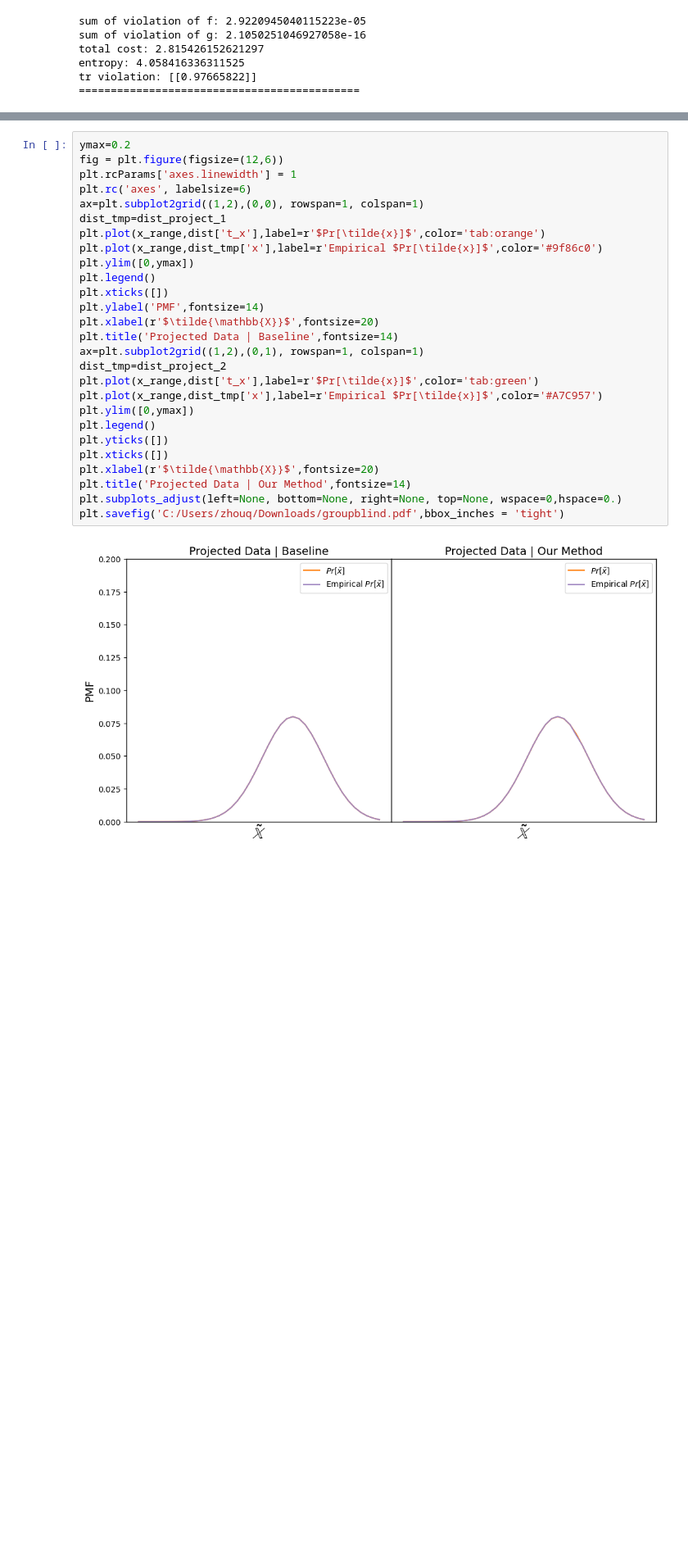
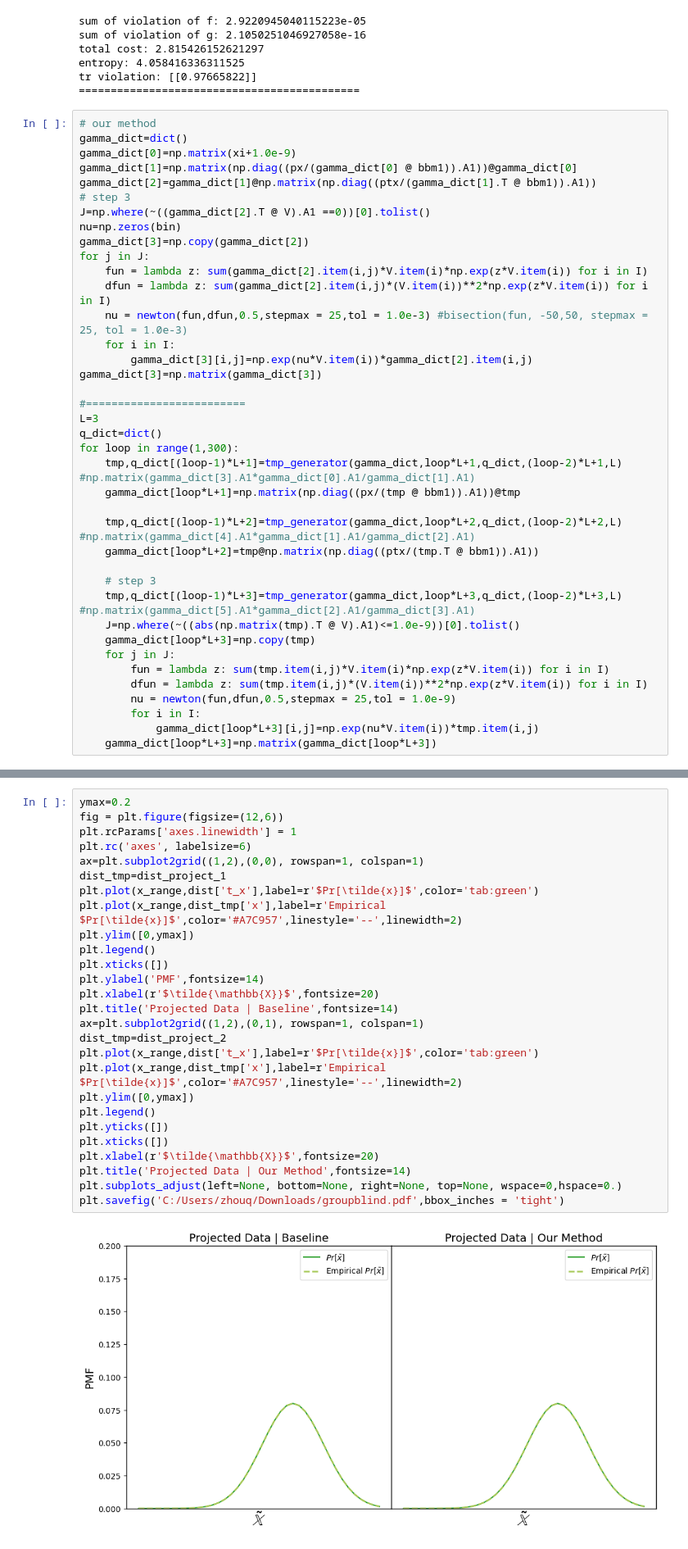
Before and after one commit to Quan-Zhou/OT_Debiasing, a Jupyter notebook: Dykstra_fromsamples.ipynb, the cells around one changed output, grey strips where cells are left out. Shown at 82% size. Cells and saved outputs as stored; diff of their text form; blank space fills up the shorter version.

```diff
--- a/Dykstra_fromsamples.ipynb
+++ b/Dykstra_fromsamples.ipynb
@@ -222,6 +222,45 @@ total cost: 2.815426152621297
 entropy: 4.058416336311525
 tr violation: [[0.97665822]]
 ============================================
+# %%
+# our method
+gamma_dict=dict()
+gamma_dict[0]=np.matrix(xi+1.0e-9)
+gamma_dict[1]=np.matrix(np.diag((px/(gamma_dict[0] @ bbm1)).A1))@gamma_dict[0]
+gamma_dict[2]=gamma_dict[1]@np.matrix(np.diag((ptx/(gamma_dict[1].T @ bbm1)).A1))
+# step 3
+J=np.where(~((gamma_dict[2].T @ V).A1 ==0))[0].tolist()
+nu=np.zeros(bin)
+gamma_dict[3]=np.copy(gamma_dict[2])
+for j in J:
+    fun = lambda z: sum(gamma_dict[2].item(i,j)*V.item(i)*np.exp(z*V.item(i)) for i in I)
+    dfun = lambda z: sum(gamma_dict[2].item(i,j)*(V.item(i))**2*np.exp(z*V.item(i)) for i in I)
+    nu = newton(fun,dfun,0.5,stepmax = 25,tol = 1.0e-3) #bisection(fun, -50,50, stepmax = 25, tol = 1.0e-3)
+    for i in I:
+        gamma_dict[3][i,j]=np.exp(nu*V.item(i))*gamma_dict[2].item(i,j)
+gamma_dict[3]=np.matrix(gamma_dict[3])
+
+#=========================
+L=3
+q_dict=dict()
+for loop in range(1,300):
+    tmp,q_dict[(loop-1)*L+1]=tmp_generator(gamma_dict,loop*L+1,q_dict,(loop-2)*L+1,L) #np.matrix(gamma_dict[3].A1*gamma_dict[0].A1/gamma_dict[1].A1)
+    gamma_dict[loop*L+1]=np.matrix(np.diag((px/(tmp @ bbm1)).A1))@tmp
+
+    tmp,q_dict[(loop-1)*L+2]=tmp_generator(gamma_dict,loop*L+2,q_dict,(loop-2)*L+2,L)  #np.matrix(gamma_dict[4].A1*gamma_dict[1].A1/gamma_dict[2].A1)
+    gamma_dict[loop*L+2]=tmp@np.matrix(np.diag((ptx/(tmp.T @ bbm1)).A1))
+
+    # step 3
+    tmp,q_dict[(loop-1)*L+3]=tmp_generator(gamma_dict,loop*L+3,q_dict,(loop-2)*L+3,L)  #np.matrix(gamma_dict[5].A1*gamma_dict[2].A1/gamma_dict[3].A1)
+    J=np.where(~((abs(np.matrix(tmp).T @ V).A1)<=1.0e-9))[0].tolist()
+    gamma_dict[loop*L+3]=np.copy(tmp)
+    for j in J:
+        fun = lambda z: sum(tmp.item(i,j)*V.item(i)*np.exp(z*V.item(i)) for i in I)
+        dfun = lambda z: sum(tmp.item(i,j)*(V.item(i))**2*np.exp(z*V.item(i)) for i in I)
+        nu = newton(fun,dfun,0.5,stepmax = 25,tol = 1.0e-9)
+        for i in I:
+            gamma_dict[loop*L+3][i,j]=np.exp(nu*V.item(i))*tmp.item(i,j)
+    gamma_dict[loop*L+3]=np.matrix(gamma_dict[loop*L+3])
 # %%
 # our method
 gamma_dict=dict()
@@ -284,32 +323,32 @@ dist_project_2['x_1']=empirical_distribution(data_revised_2[data_revised_2['S']=
 # %%
 ymax=0.2
 fig = plt.figure(figsize=(12,6))
 plt.rcParams['axes.linewidth'] = 1
 plt.rc('axes', labelsize=6)
 ax=plt.subplot2grid((1,2),(0,0), rowspan=1, colspan=1)
 dist_tmp=dist_project_1
-plt.plot(x_range,dist['t_x'],label=r'$Pr[\tilde{x}]$',color='tab:orange')
-plt.plot(x_range,dist_tmp['x'],label=r'Empirical $Pr[\tilde{x}]$',color='#9f86c0')
+plt.plot(x_range,dist['t_x'],label=r'$Pr[\tilde{x}]$',color='tab:green')
+plt.plot(x_range,dist_tmp['x'],label=r'Empirical $Pr[\tilde{x}]$',color='#A7C957',linestyle='--',linewidth=2)
 plt.ylim([0,ymax])
 plt.legend()
 plt.xticks([])
 plt.ylabel('PMF',fontsize=14)
 plt.xlabel(r'$\tilde{\mathbb{X}}$',fontsize=20)
 plt.title('Projected Data | Baseline',fontsize=14)
 ax=plt.subplot2grid((1,2),(0,1), rowspan=1, colspan=1)
 dist_tmp=dist_project_2
 plt.plot(x_range,dist['t_x'],label=r'$Pr[\tilde{x}]$',color='tab:green')
-plt.plot(x_range,dist_tmp['x'],label=r'Empirical $Pr[\tilde{x}]$',color='#A7C957')
+plt.plot(x_range,dist_tmp['x'],label=r'Empirical $Pr[\tilde{x}]$',color='#A7C957',linestyle='--',linewidth=2)
 plt.ylim([0,ymax])
 plt.legend()
 plt.yticks([])
 plt.xticks([])
 plt.xlabel(r'$\tilde{\mathbb{X}}$',fontsize=20)
 plt.title('Projected Data | Our Method',fontsize=14)
 plt.subplots_adjust(left=None, bottom=None, right=None, top=None, wspace=0,hspace=0.)
 plt.savefig('C:/Users/zhouq/Downloads/groupblind.pdf',bbox_inches = 'tight')
 # %% [output]
-[figure, old version]
+[figure, new version]
 # %%
 ymax=0.2
 fig = plt.figure(figsize=(12,6))
```
Also changed, not shown: parts of 2 cells of this notebook.
